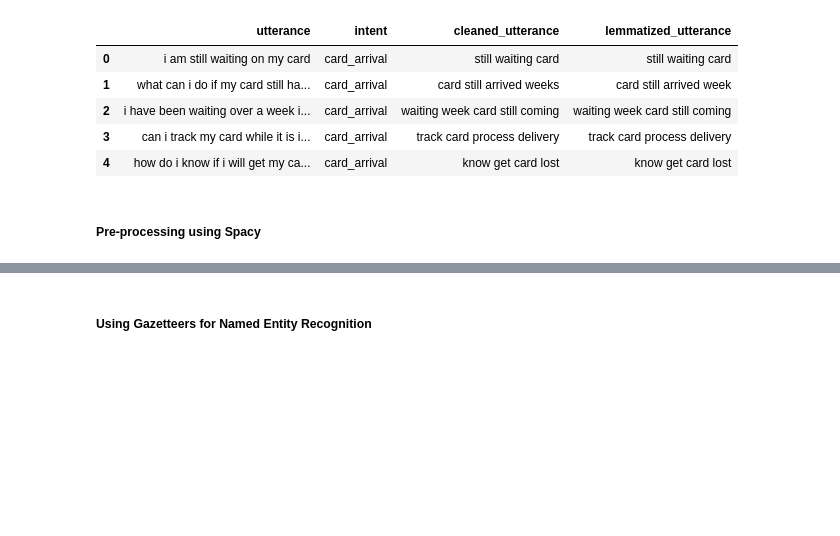
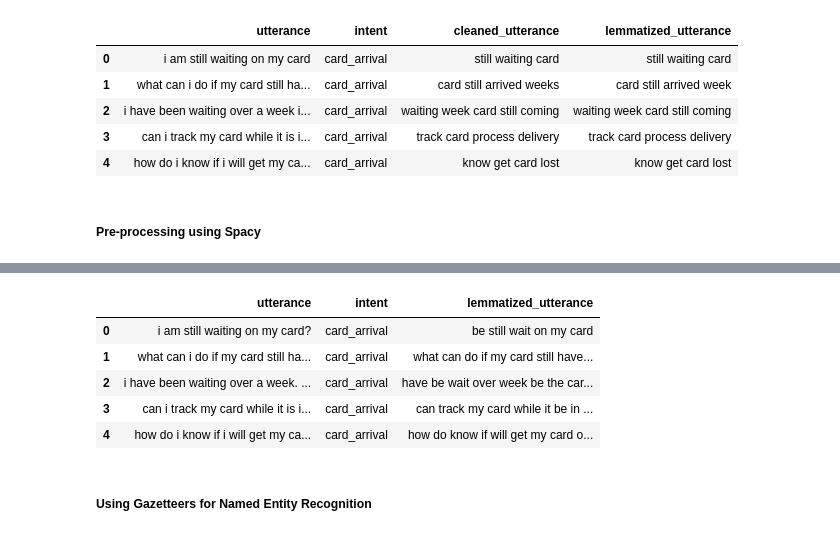
Before and after one commit to Seems1268/Topic_Analysis, a Jupyter notebook: Topic_Analysis.ipynb, the cells around one changed output, grey strips where cells are left out. Cells and saved outputs as stored; diff of their text form; code cells hidden in the pictures; blank space fills up the shorter version.

```diff
--- a/Topic_Analysis.ipynb
+++ b/Topic_Analysis.ipynb
@@ -224,0 +232,3 @@ True
+# %%
+# Initialise Symspell
+sym_spell = SymSpell(max_dictionary_edit_distance=2, prefix_length=7, count_threshold=4)
@@ -225,13 +247,18 @@ True
 # %%
 # Load the dictionaries provided by library
 
-dictionary_path = pkg_resources.resource_filename("symspellpy", "frequency_dictionary_en_82_765.txt")
+#dictionary_path = pkg_resources.resource_filename("symspellpy", "frequency_dictionary_en_82_765.txt")
 bigram_path = pkg_resources.resource_filename("symspellpy", "frequency_bigramdictionary_en_243_342.txt")
+dictionary_path = "/content/drive/MyDrive/Dissertation/Topic_Analysis/en-80k.txt"
 
 # term_index is the column of the term and count_index is the
 # column of the term frequency
-sym_spell.load_dictionary(dictionary_path, term_index=0, count_index=1)
+#sym_spell.load_dictionary(dictionary_path, term_index=0, count_index=1)
 sym_spell.load_bigram_dictionary(bigram_path, term_index=0, count_index=2)
+
+suggestions = sym_spell.lookup("Yrok", Verbosity.CLOSEST, max_edit_distance=2)
+for suggestion in suggestions:
+    print(suggestion)
 
 # Print out first 5 elements to demonstrate that dictionary is
 # successfully loaded
@@ -241,10 +268,10 @@ sym_spell.load_bigram_dictionary(bigram_path, term_index=0, count_index=2)
 # lookup suggestions for multi-word input strings (supports compound
 # splitting & merging)
 input_term = (
-    "how do i loacte my card?"
+    "I want to do auto pya with zele on my crad"
 )
 # max edit distance per lookup (per single word, not per whole input string)
-suggestions = sym_spell.lookup_compound(input_term, max_edit_distance=2)
+suggestions = sym_spell.lookup_compound(input_term, max_edit_distance=2, ignore_non_words=True, transfer_casing=True)
 # display suggestion term, edit distance, and term frequency
 for suggestion in suggestions:
     print(suggestion)
@@ -408,5 +423,22 @@ utterances.head()
 | 3 | can i track my card while it is i... | card_arrival | can track my card while it be in ... |
 | 4 | how do i know if i will get my ca... | card_arrival | how do know if will get my card o... |
+# %%
+# call the function spell_correction
+
+corrected_utterances = []
+
+for t in utterances['lemmatized_utterance']:
+    corrected_utterances.append(spell_correction(t))
+
+utterances['lemmatized_utterance'] = corrected_utterances
+utterances.head()
+# %% [output]
+|  | utterance | intent | lemmatized_utterance |
+| 0 | i am still waiting on my card? | card_arrival | be still wait on my card |
+| 1 | what can i do if my card still ha... | card_arrival | what can do if my card still have... |
+| 2 | i have been waiting over a week. ... | card_arrival | have be wait over week be the car... |
+| 3 | can i track my card while it is i... | card_arrival | can track my card while it be in ... |
+| 4 | how do i know if i will get my ca... | card_arrival | how do know if will get my card o... |
 # %% [markdown]
 ##### Using Gazetteers for Named Entity Recognition
 # %%
```
Also changed, not shown: parts of 19 cells of this notebook, 2 other files.
